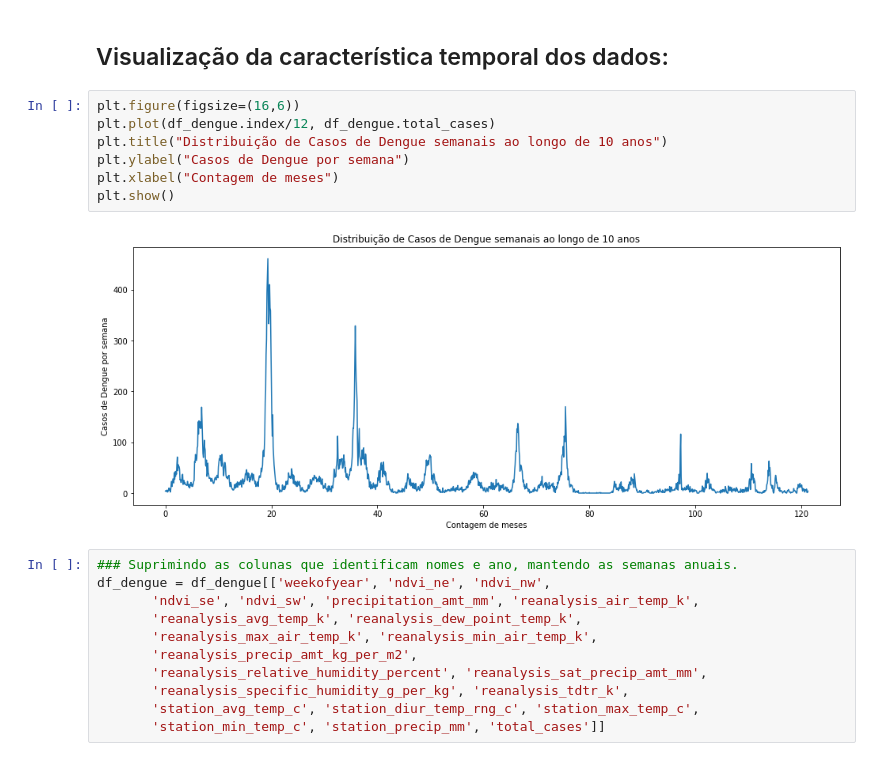
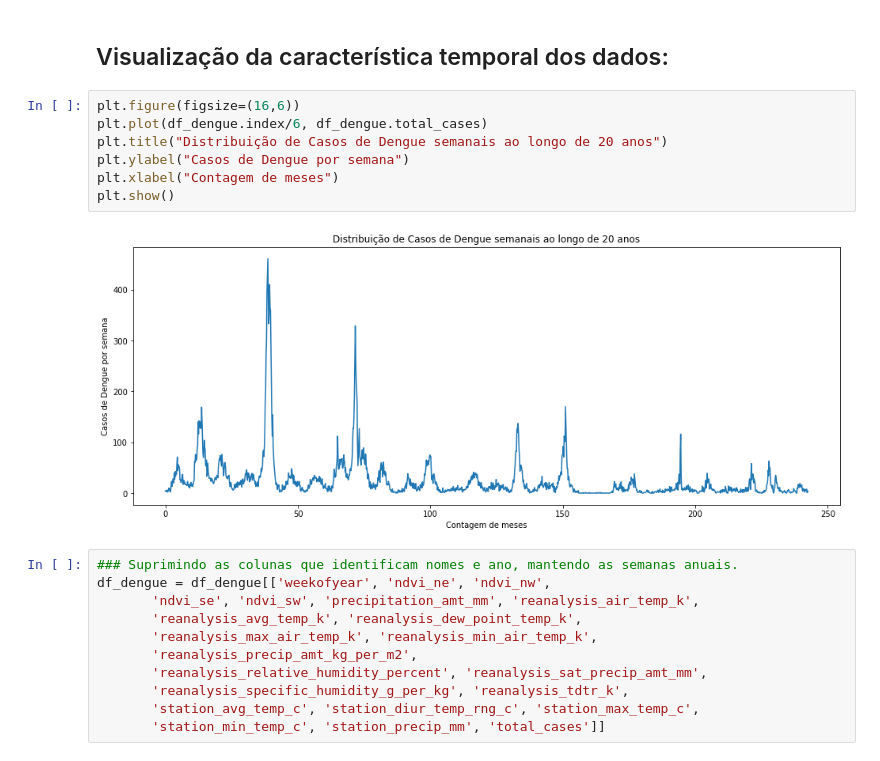
Before and after one commit to mcolazin/data_science_enap, a Jupyter notebook: data_science_enap/projeto_aula1/6-dengue_prediction_lstm.ipynb, the cells around one changed output. Cells and saved outputs as stored; diff of their text form.

```diff
--- a/data_science_enap/projeto_aula1/6-dengue_prediction_lstm.ipynb
+++ b/data_science_enap/projeto_aula1/6-dengue_prediction_lstm.ipynb
@@ -17,13 +17,13 @@ df_dengue = pd.merge(df_features,df_labels)
 Visualização da característica temporal dos dados:
 # %%
 plt.figure(figsize=(16,6))
-plt.plot(df_dengue.index/12, df_dengue.total_cases)
-plt.title("Distribuição de Casos de Dengue semanais ao longo de 10 anos")
+plt.plot(df_dengue.index/6, df_dengue.total_cases)
+plt.title("Distribuição de Casos de Dengue semanais ao longo de 20 anos")
 plt.ylabel("Casos de Dengue por semana")
 plt.xlabel("Contagem de meses")
 plt.show()
 # %% [output]
-[figure, old version]
+[figure, new version]
 # %%
 ### Suprimindo as colunas que identificam nomes e ano, mantendo as semanas anuais.
 df_dengue = df_dengue[['weekofyear', 'ndvi_ne', 'ndvi_nw',
```
Also changed, not shown: parts of 5 cells of this notebook, 1 other file.
